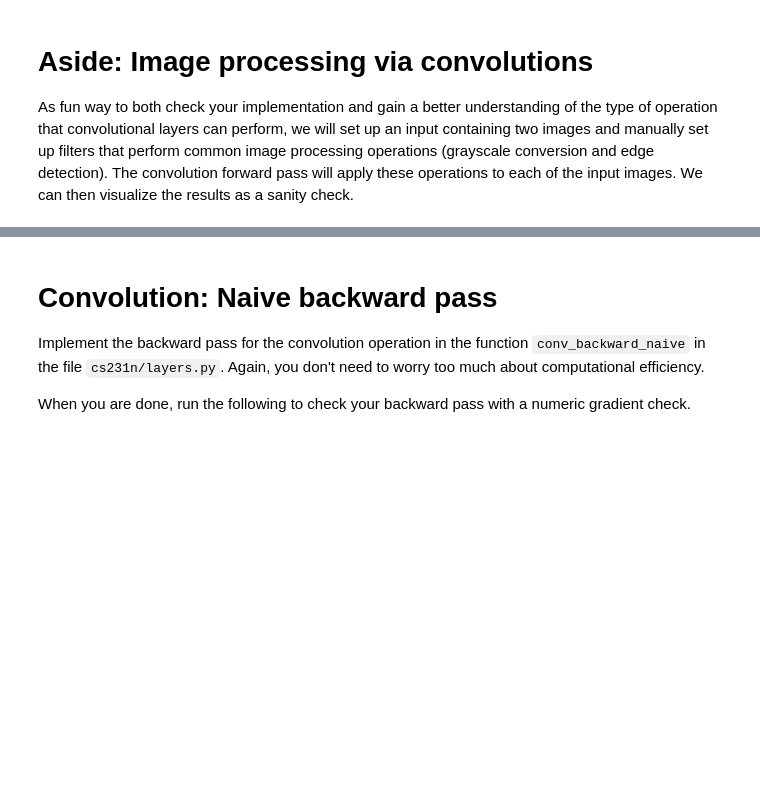
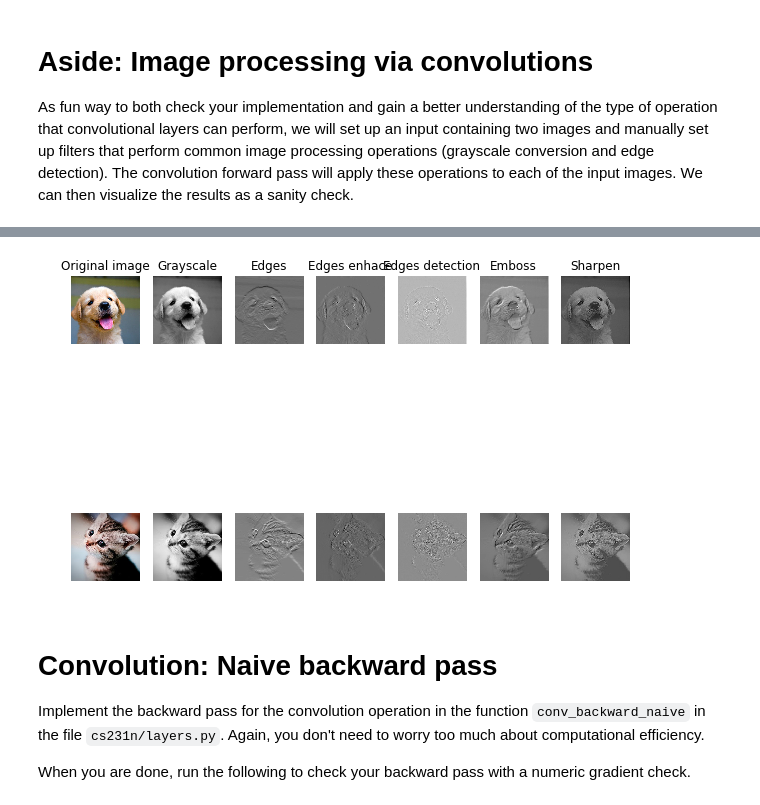
Before and after one commit to hbthien/cs231n-spring2017, a Jupyter notebook: assignment2/ConvolutionalNetworks.ipynb, the cells around one changed output, grey strips where cells are left out. Cells and saved outputs as stored; diff of their text form; code cells hidden in the pictures; blank space fills up the shorter version.

```diff
--- a/assignment2/ConvolutionalNetworks.ipynb
+++ b/assignment2/ConvolutionalNetworks.ipynb
@@ -86,62 +119,94 @@ As fun way to both check your implementation and gain a better understanding of
 # %%
-from scipy.misc import imread, imresize
 
-kitten, puppy = imread('kitten.jpg'), imread('puppy.jpg')
-# kitten is wide, and puppy is already square
-d = kitten.shape[1] - kitten.shape[0]
-kitten_cropped = kitten[:, d//2:-d//2, :]
-
-img_size = 200   # Make this smaller if it runs too slow
-x = np.zeros((2, 3, img_size, img_size))
-x[0, :, :, :] = imresize(puppy, (img_size, img_size)).transpose((2, 0, 1))
-x[1, :, :, :] = imresize(kitten_cropped, (img_size, img_size)).transpose((2, 0, 1))
-
-# Set up a convolutional weights holding 2 filters, each 3x3
-w = np.zeros((2, 3, 3, 3))
+# Set up a convolutional weights holding K=2 filters, each 3x3
+K=6
+w = np.zeros((K, 3, 3, 3)) #2X 3X(3X3)
 
 # The first filter converts the image to grayscale.
 # Set up the red, green, and blue channels of the filter.
-w[0, 0, :, :] = [[0, 0, 0], [0, 0.3, 0], [0, 0, 0]]
-w[0, 1, :, :] = [[0, 0, 0], [0, 0.6, 0], [0, 0, 0]]
-w[0, 2, :, :] = [[0, 0, 0], [0, 0.1, 0], [0, 0, 0]]
+w[0, 0, :, :] = [[0, 0, 0], [0, 0.3, 0], [0, 0, 0]] #RED
+w[0, 1, :, :] = [[0, 0, 0], [0, 0.6, 0], [0, 0, 0]] #GREEN
+w[0, 2, :, :] = [[0, 0, 0], [0, 0.1, 0], [0, 0, 0]] #BLUE
 
-# Second filter detects horizontal edges in the blue channel.
+# Second filter detects horizontal edges in the BLUE channel.
 w[1, 2, :, :] = [[1, 2, 1], [0, 0, 0], [-1, -2, -1]]
+
+#Other filters from https://docs.gimp.org/en/plug-in-convmatrix.html
+
+#Third filter:  edge enhance
+w[2, 2, :, :] = [[0, 0, 0], [-1, 1, 0], [0, 0, 0]]
+
+#4th filter:  edge detection
+w[3, :, :, :] = [[0, 1, 0], [1, -4, 1], [0, 1, 0]]
+
+#5th filter:  emboss
+w[4, :, :, :] = [[-2, -1, 0], [-1, 1, 1], [0, 1, 2]]
+
+#6th filter: sharpen
+w[5, :, :, :] = [[0, -1, 0], [-1, 5, -1], [0, -1, 0]]
 
 # Vector of biases. We don't need any bias for the grayscale
 # filter, but for the edge detection filter we want to add 128
 # to each output so that nothing is negative.
-b = np.array([0, 128])
+b = np.array([0, 128, 128, 128, 128, 128]) #size = nb_filters
 
 # Compute the result of convolving each input in x with each filter in w,
 # offsetting by b, and storing the results in out.
 out, _ = conv_forward_naive(x, w, b, {'stride': 1, 'pad': 1})
 
 def imshow_noax(img, normalize=True):
     """ Tiny helper to show images as uint8 and remove axis labels """
     if normalize:
         img_max, img_min = np.max(img), np.min(img)
         img = 255.0 * (img - img_min) / (img_max - img_min)
     plt.imshow(img.astype('uint8'))
     plt.gca().axis('off')
 
 # Show the original images and the results of the conv operation
-plt.subplot(2, 3, 1)
-imshow_noax(puppy, normalize=False)
-plt.title('Original image')
-plt.subplot(2, 3, 2)
-imshow_noax(out[0, 0])
-plt.title('Grayscale')
-plt.subplot(2, 3, 3)
-imshow_noax(out[0, 1])
-plt.title('Edges')
-plt.subplot(2, 3, 4)
-imshow_noax(kitten_cropped, normalize=False)
-plt.subplot(2, 3, 5)
-imshow_noax(out[1, 0])
-plt.subplot(2, 3, 6)
-imshow_noax(out[1, 1])
+# plt.figure(2)
+title = ['Original image', 'Grayscale', 'Edges', 'Edges enhace', 'Edges detection', 'Emboss', 'Sharpen']
+plt.figure(2)
+for i in range(2):
+    for j, tt in enumerate(title):
+#         print(j,tt)
+        plt.subplot(2, K+1, (i)*(K+1)+j+1)
+        if (i==0 and j==0):
+            imshow_noax(puppy, normalize=False)
+        elif(i==1 and j==0):
+            imshow_noax(kitten_cropped, normalize=False)
+        else:
+            imshow_noax(out[i, j-1])
+        if i==0: plt.title(tt)
+
+
+
+# plt.subplot(2, K+1, 1)
+# imshow_noax(puppy, normalize=False)
+# plt.title('Original image')
+
+# plt.subplot(2, K+1, 2)
+# imshow_noax(out[0, 0])
+# plt.title('Grayscale')
+
+# plt.subplot(2, K+1, 3)
+# imshow_noax(out[0, 1])
+# plt.title('Edges')
+
+# plt.subplot(2, K+1, 4)
+# imshow_noax(out[0, 2])
+# plt.title('Edges enhance')
+
+# plt.subplot(2, K+1, 5)
+# imshow_noax(kitten_cropped, normalize=False)
+# plt.subplot(2, K+1, 6)
+# imshow_noax(out[1, 0])
+# plt.subplot(2, K+1, 7)
+# imshow_noax(out[1, 1])
+# plt.subplot(2, K+1, 8)
+# imshow_noax(out[1, 2])
 plt.show()
+# %% [output]
+[figure, added]
 # %% [markdown]
 # Convolution: Naive backward pass
 Implement the backward pass for the convolution operation in the function `conv_backward_naive` in the file `cs231n/layers.py`. Again, you don't need to worry too much about computational efficiency.
```
Also changed, not shown: parts of 4 cells of this notebook.
